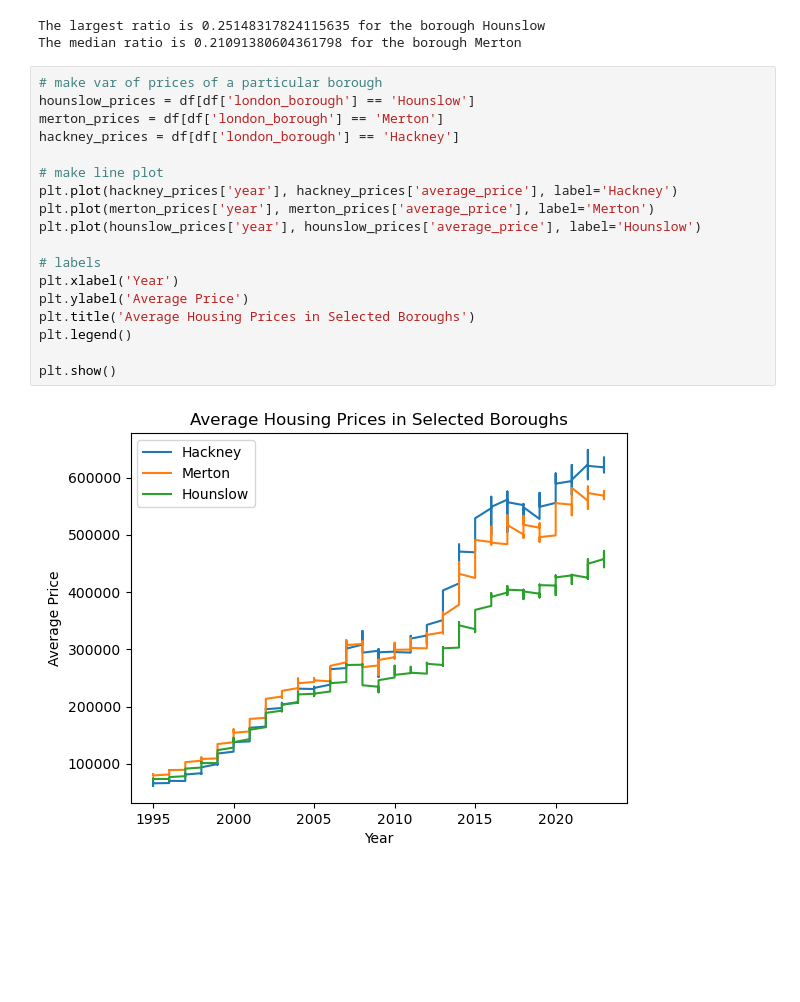
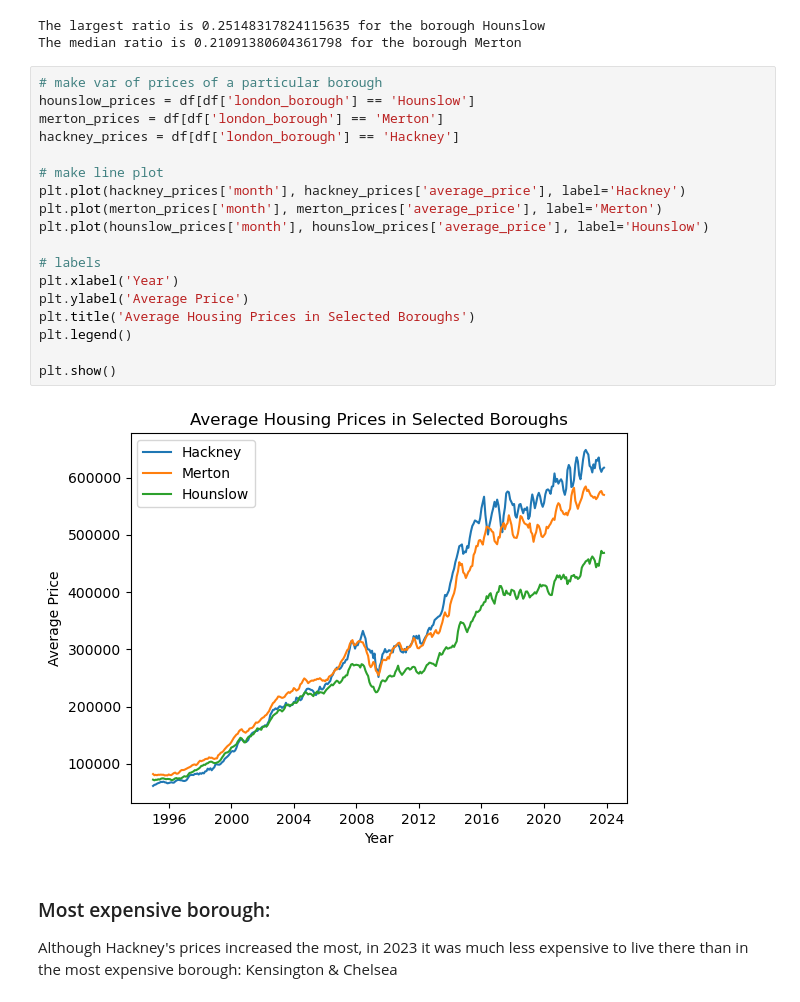
Before and after one commit to ekiffney/LondonCaseStudy, a Jupyter notebook: Unit 4 Challenge - Tier 3.ipynb, the cells around one changed output. Cells and saved outputs as stored; diff of their text form; blank space fills up the shorter version.

```diff
--- a/Unit 4 Challenge - Tier 3.ipynb
+++ b/Unit 4 Challenge - Tier 3.ipynb
@@ -622,20 +621,23 @@ The median ratio is 0.21091380604361798 for the borough Merton
 # %%
 # make var of prices of a particular borough
 hounslow_prices = df[df['london_borough'] == 'Hounslow']
 merton_prices = df[df['london_borough'] == 'Merton']
 hackney_prices = df[df['london_borough'] == 'Hackney']
 
 # make line plot
-plt.plot(hackney_prices['year'], hackney_prices['average_price'], label='Hackney')
-plt.plot(merton_prices['year'], merton_prices['average_price'], label='Merton')
-plt.plot(hounslow_prices['year'], hounslow_prices['average_price'], label='Hounslow')
+plt.plot(hackney_prices['month'], hackney_prices['average_price'], label='Hackney')
+plt.plot(merton_prices['month'], merton_prices['average_price'], label='Merton')
+plt.plot(hounslow_prices['month'], hounslow_prices['average_price'], label='Hounslow')
 
 # labels
 plt.xlabel('Year')
 plt.ylabel('Average Price')
 plt.title('Average Housing Prices in Selected Boroughs')
 plt.legend()
 
 plt.show()
 # %% [output]
-[figure, old version]
+[figure, new version]
+# %% [markdown]
+### Most expensive borough:
+Although Hackney's prices increased the most, in 2023 it was much less expensive to live there than in the most expensive borough: Kensington & Chelsea
```
Also changed, not shown: parts of 4 cells of this notebook.
